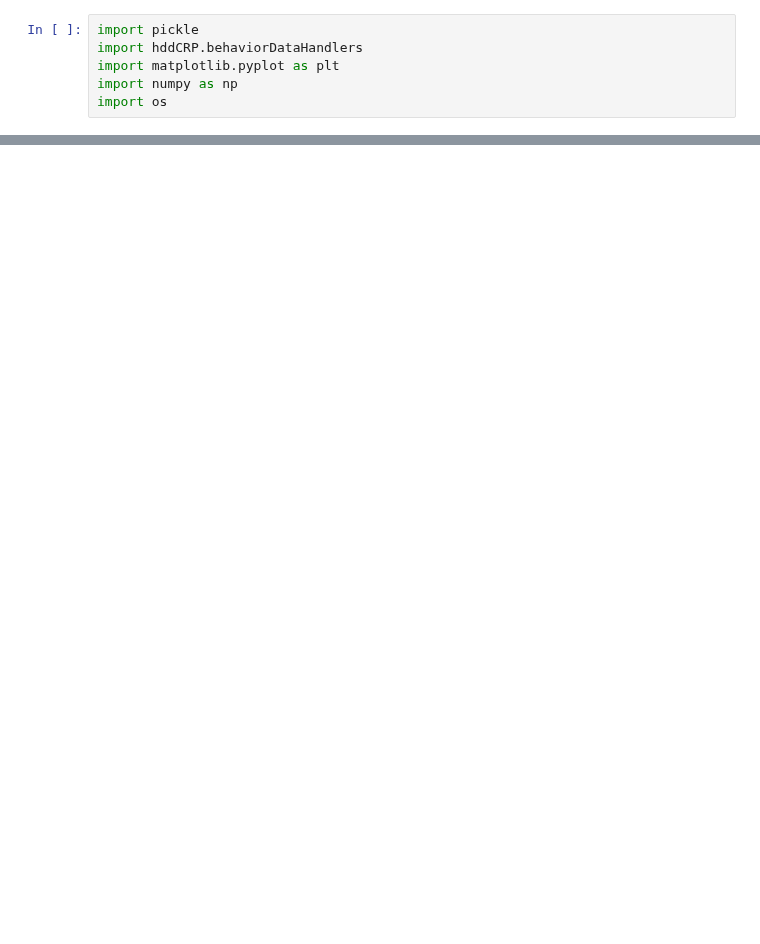
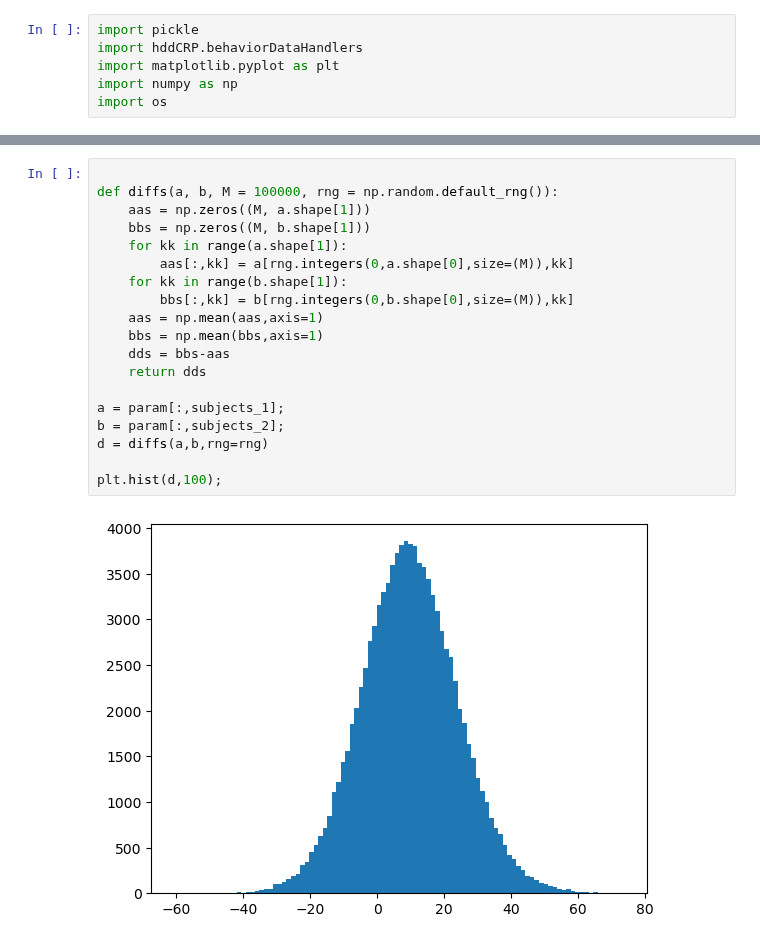
Before and after one commit to latimerk/hddCRP, a Jupyter notebook: model_rats.ipynb, the cells around one changed output, grey strips where cells are left out. Saved outputs shown, nothing was run; the diff lists cells and outputs as text; blank space fills up the shorter version.

```diff
--- a/model_rats.ipynb
+++ b/model_rats.ipynb
@@ -182,0 +223,21 @@ context_length
+# %%
+
+def diffs(a, b, M = 100000, rng = np.random.default_rng()):
+    aas = np.zeros((M, a.shape[1]))
+    bbs = np.zeros((M, b.shape[1]))
+    for kk in range(a.shape[1]):
+        aas[:,kk] = a[rng.integers(0,a.shape[0],size=(M)),kk]
+    for kk in range(b.shape[1]):
+        bbs[:,kk] = b[rng.integers(0,b.shape[0],size=(M)),kk]
+    aas = np.mean(aas,axis=1)
+    bbs = np.mean(bbs,axis=1)
+    dds = bbs-aas
+    return dds
+
+a = param[:,subjects_1];
+b = param[:,subjects_2];
+d = diffs(a,b,rng=rng)
+
+plt.hist(d,100);
+# %% [output]
+[figure, added]
```
Also changed, not shown: parts of 8 cells of this notebook, 2 other files.
